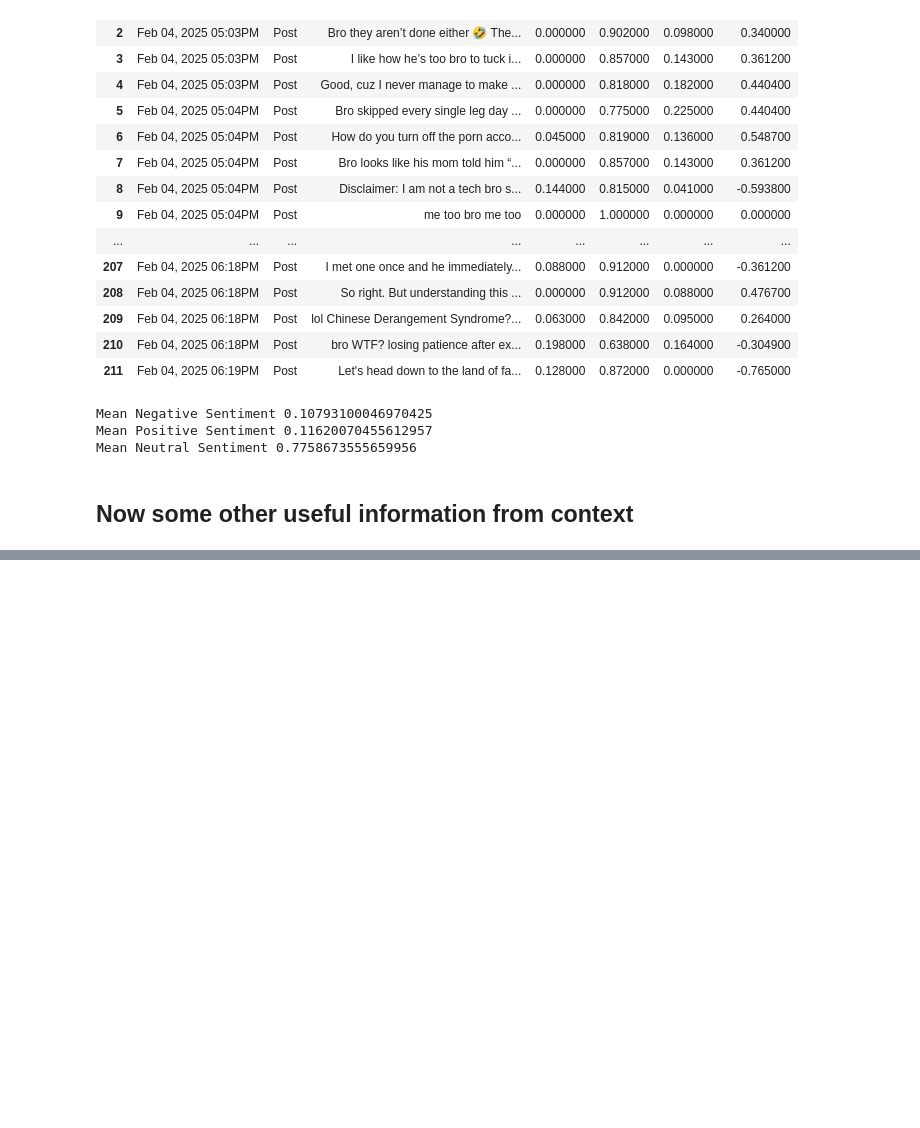
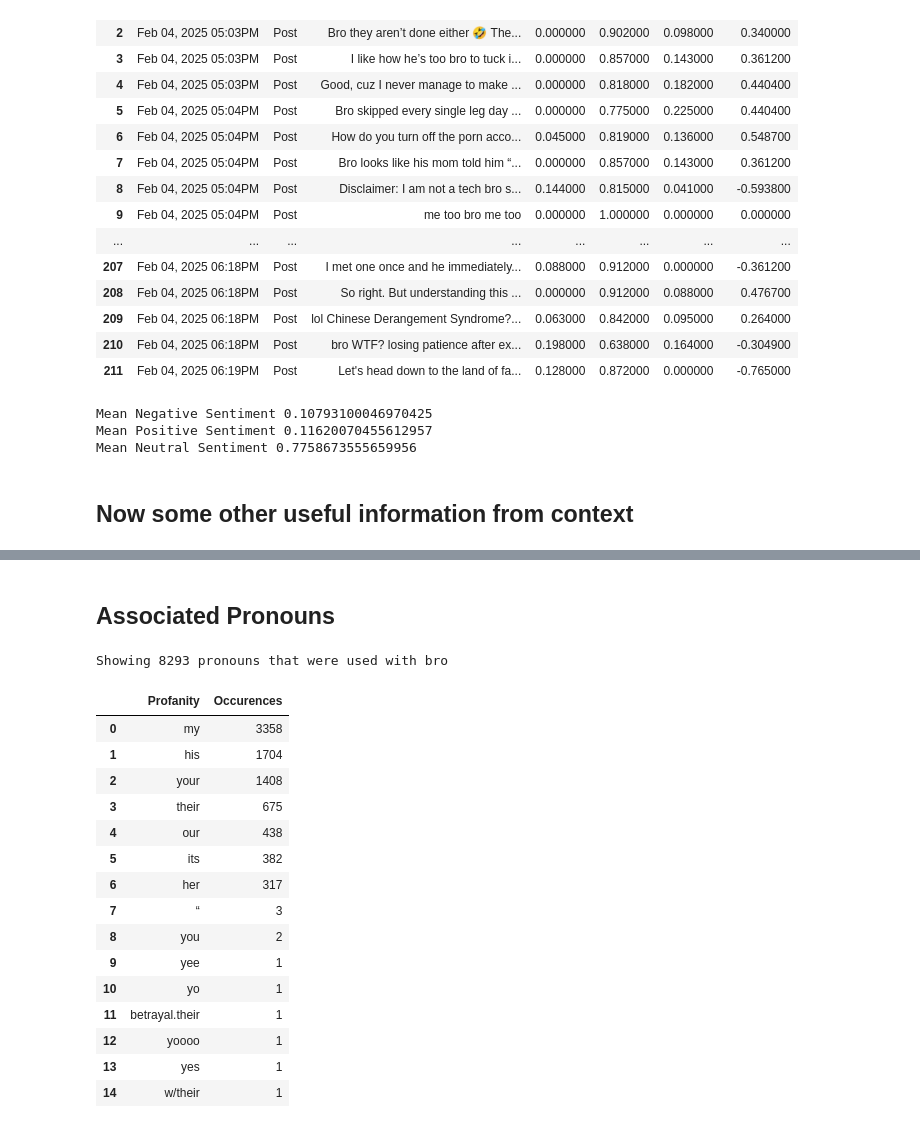
Before and after one commit to paceaux/social-pronouns, a Jupyter notebook: bro.ipynb, the cells around one changed output, grey strips where cells are left out. Cells and saved outputs as stored; diff of their text form; code cells hidden in the pictures; blank space fills up the shorter version.

```diff
--- a/bro.ipynb
+++ b/bro.ipynb
@@ -272,0 +278,44 @@ Showing 800 profanities that were used with bro
+# %% [markdown]
+## Associated Pronouns
+# %%
+from nltk.tokenize import word_tokenize
+from collections import Counter
+
+associate_pronouns = Counter()
+for row in pronoun_rows:
+    text = row[2]
+    tokens = word_tokenize(text)
+    poss = nltk.pos_tag(tokens)
+    for pos in poss:
+        tok,p = pos
+        if p == 'PRP$':
+            associate_pronouns.update([tok.lower()])
+
+total_pronouns = sum( v for k,v in associate_pronouns.items() )
+
+pron_table = pd.DataFrame(associate_pronouns.items(), columns=['Profanity', 'Occurences'])
+pron_table.sort_values("Occurences", axis=0, ascending=False, inplace=True)
+
+
+pt = pron_table.reset_index(drop=True)
+
+pt.style\
+    .set_caption(f"Showing {total_pronouns} pronouns that were used with {pronoun}")
+# %% [output]
+Showing 8293 pronouns that were used with bro
+|  | Profanity | Occurences |
+| 0 | my | 3358 |
+| 1 | his | 1704 |
+| 2 | your | 1408 |
+| 3 | their | 675 |
+| 4 | our | 438 |
+| 5 | its | 382 |
+| 6 | her | 317 |
+| 7 | “ | 3 |
+| 8 | you | 2 |
+| 9 | yee | 1 |
+| 10 | yo | 1 |
+| 11 | betrayal.their | 1 |
+| 12 | yoooo | 1 |
+| 13 | yes | 1 |
+| 14 | w/their | 1 |
```
Also changed, not shown: parts of 3 cells of this notebook, 1 other file.
